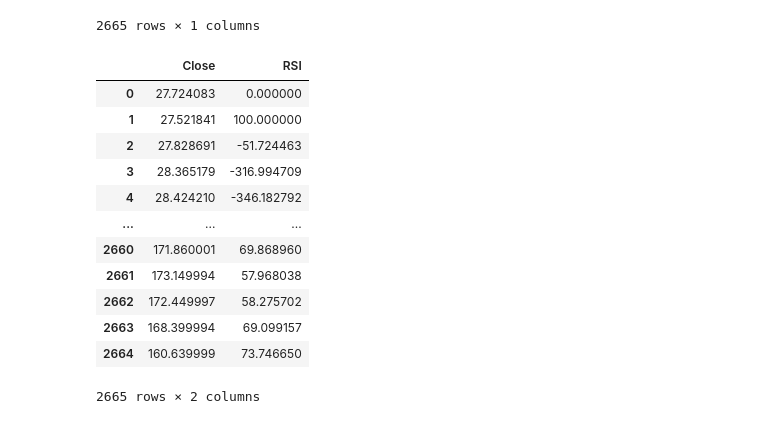
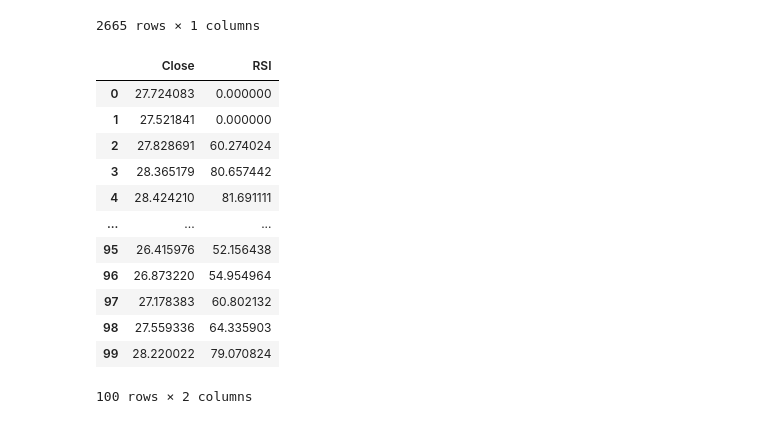
Before and after one commit to Aryan-Akhilesh/stock-price-predictor, a Jupyter notebook: main.ipynb, the cells around one changed output. Cells and saved outputs as stored; diff of their text form; code cells hidden in the pictures.

```diff
--- a/main.ipynb
+++ b/main.ipynb
@@ -65,27 +65,27 @@ data = df.filter(['Close'])
 # %%
 #Calculating RSI for predicting overbought/oversold stocks
 window_length = 14
 delta = data['Close'].diff() # Difference between consecutive closing prices
 gains = delta.where(delta>0,0)
 loss = -delta.where(delta<0,0) # Negative sign since we want to convert the negative losses to positive
 avg_gain = gains.rolling(window=window_length,min_periods=1).mean()
 avg_loss = loss.rolling(window=window_length,min_periods=1).mean()
 rs = avg_gain/avg_loss
-rsi = 100 - (100 / (1/rs))
+rsi = 100 - (100 / (1+rs))
 data['RSI'] = rsi
 data['RSI'].fillna(0,inplace = True)
-data
+data[0:100]
 # %% [output]
 |  | Close | RSI |
 | 0 | 27.724083 | 0.000000 |
-| 1 | 27.521841 | 100.000000 |
-| 2 | 27.828691 | -51.724463 |
-| 3 | 28.365179 | -316.994709 |
-| 4 | 28.424210 | -346.182792 |
+| 1 | 27.521841 | 0.000000 |
+| 2 | 27.828691 | 60.274024 |
+| 3 | 28.365179 | 80.657442 |
+| 4 | 28.424210 | 81.691111 |
 | ... | ... | ... |
-| 2660 | 171.860001 | 69.868960 |
-| 2661 | 173.149994 | 57.968038 |
-| 2662 | 172.449997 | 58.275702 |
-| 2663 | 168.399994 | 69.099157 |
-| 2664 | 160.639999 | 73.746650 |
+| 95 | 26.415976 | 52.156438 |
+| 96 | 26.873220 | 54.954964 |
+| 97 | 27.178383 | 60.802132 |
+| 98 | 27.559336 | 64.335903 |
+| 99 | 28.220022 | 79.070824 |
-2665 rows × 2 columns
+100 rows × 2 columns
```
